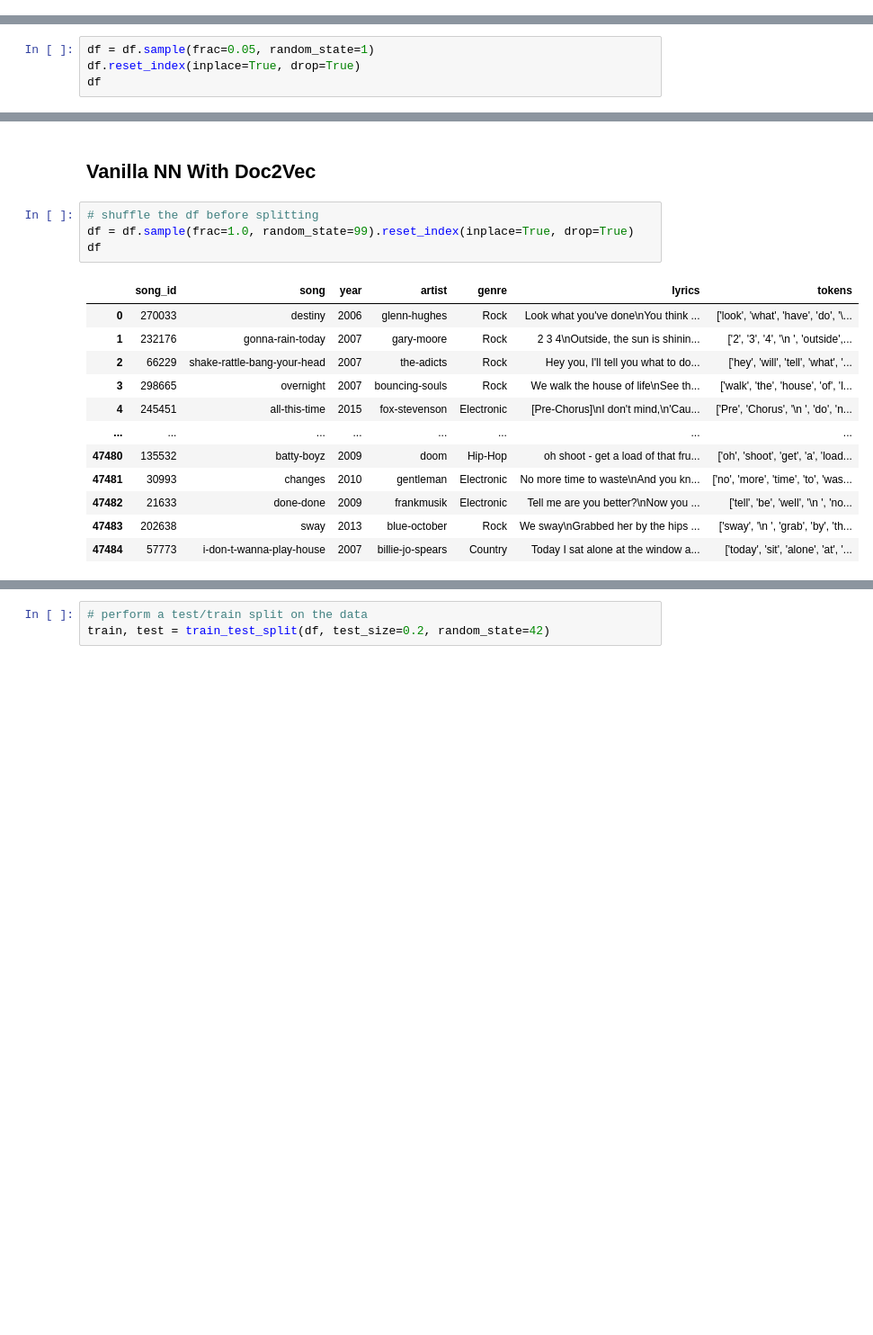
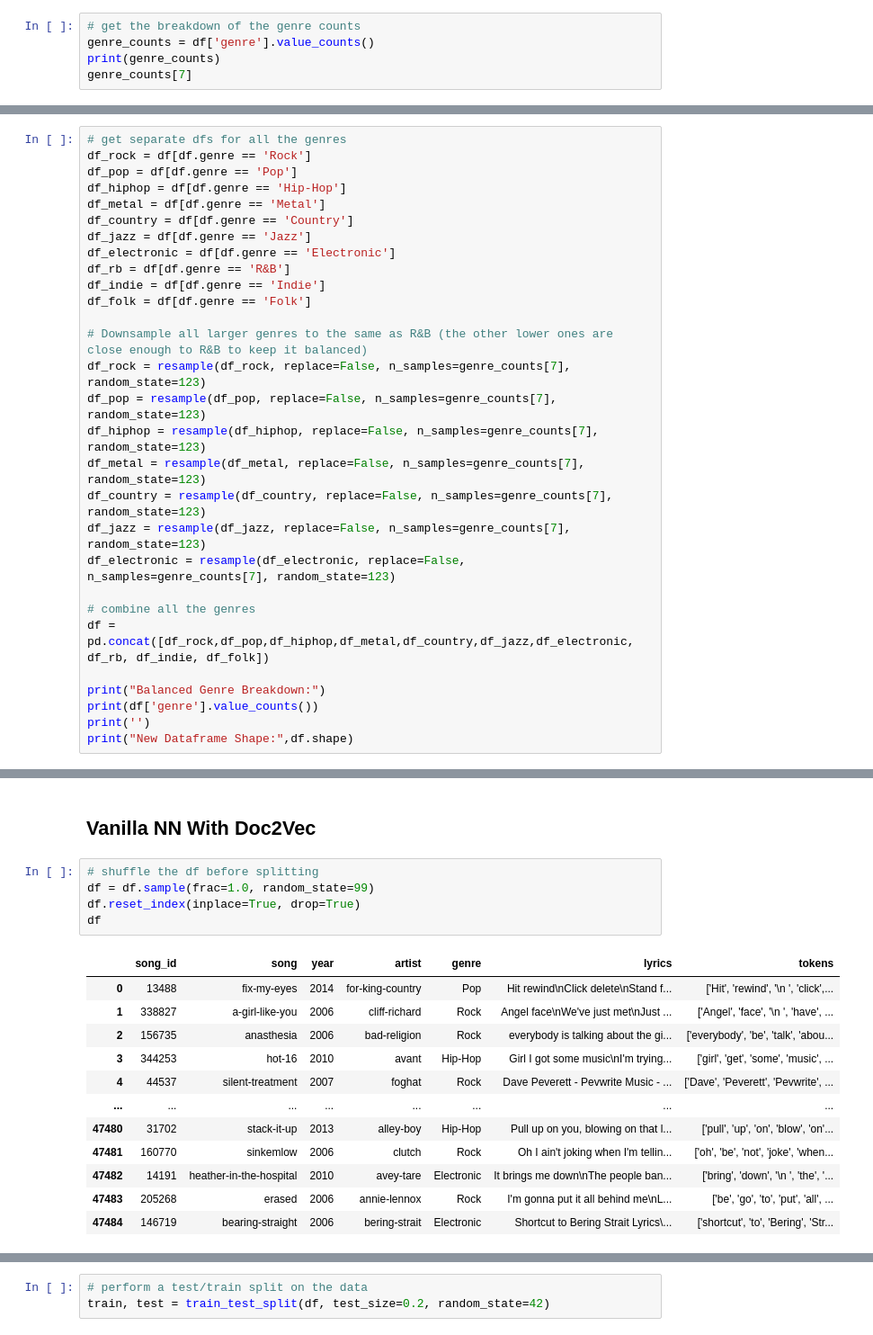
Before and after one commit to ZachZs/MusicNeuralNet, a Jupyter notebook: NeuralNetworkAttempts.ipynb, the cells around one changed output, grey strips where cells are left out. Shown at 90% size. Saved outputs shown, nothing was run; the diff lists cells and outputs as text; blank space fills up the shorter version.

```diff
--- a/NeuralNetworkAttempts.ipynb
+++ b/NeuralNetworkAttempts.ipynb
@@ -146,0 +170,5 @@ df_with_tokens = pd.merge(first_df, temp, left_index=True, right_index=True)
+# %%
+# get the breakdown of the genre counts
+genre_counts = df['genre'].value_counts()
+print(genre_counts)
+genre_counts[7]
@@ -146,0 +188,29 @@ df_with_tokens = pd.merge(first_df, temp, left_index=True, right_index=True)
+# %%
+# get separate dfs for all the genres
+df_rock = df[df.genre == 'Rock']
+df_pop = df[df.genre == 'Pop']
+df_hiphop = df[df.genre == 'Hip-Hop']
+df_metal = df[df.genre == 'Metal']
+df_country = df[df.genre == 'Country']
+df_jazz = df[df.genre == 'Jazz']
+df_electronic = df[df.genre == 'Electronic']
+df_rb = df[df.genre == 'R&B']
+df_indie = df[df.genre == 'Indie']
+df_folk = df[df.genre == 'Folk']
+
+# Downsample all larger genres to the same as R&B (the other lower ones are close enough to R&B to keep it balanced)
+df_rock = resample(df_rock, replace=False, n_samples=genre_counts[7], random_state=123)
+df_pop = resample(df_pop, replace=False, n_samples=genre_counts[7], random_state=123)
+df_hiphop = resample(df_hiphop, replace=False, n_samples=genre_counts[7], random_state=123)
+df_metal = resample(df_metal, replace=False, n_samples=genre_counts[7], random_state=123)
+df_country = resample(df_country, replace=False, n_samples=genre_counts[7], random_state=123)
+df_jazz = resample(df_jazz, replace=False, n_samples=genre_counts[7], random_state=123)
+df_electronic = resample(df_electronic, replace=False, n_samples=genre_counts[7], random_state=123)
+
+# combine all the genres
+df = pd.concat([df_rock,df_pop,df_hiphop,df_metal,df_country,df_jazz,df_electronic, df_rb, df_indie, df_folk])
+
+print("Balanced Genre Breakdown:")
+print(df['genre'].value_counts())
+print('')
+print("New Dataframe Shape:",df.shape)
@@ -171,4 +233,0 @@ df
-# %%
-df = df.sample(frac=0.05, random_state=1)
-df.reset_index(inplace=True, drop=True)
-df
@@ -340,21 +370,22 @@ df2
 ## Vanilla NN With Doc2Vec
 # %%
 # shuffle the df before splitting
-df = df.sample(frac=1.0, random_state=99).reset_index(inplace=True, drop=True)
+df = df.sample(frac=1.0, random_state=99)
+df.reset_index(inplace=True, drop=True)
 df
 # %% [output]
 |  | song_id | song | year | artist | genre | lyrics | tokens |
-| 0 | 270033 | destiny | 2006 | glenn-hughes | Rock | Look what you've done\nYou think ... | ['look', 'what', 'have', 'do', '\... |
-| 1 | 232176 | gonna-rain-today | 2007 | gary-moore | Rock | 2 3 4\nOutside, the sun is shinin... | ['2', '3', '4', '\n ', 'outside',... |
-| 2 | 66229 | shake-rattle-bang-your-head | 2007 | the-adicts | Rock | Hey you, I'll tell you what to do... | ['hey', 'will', 'tell', 'what', '... |
-| 3 | 298665 | overnight | 2007 | bouncing-souls | Rock | We walk the house of life\nSee th... | ['walk', 'the', 'house', 'of', 'l... |
-| 4 | 245451 | all-this-time | 2015 | fox-stevenson | Electronic | [Pre-Chorus]\nI don't mind,\n'Cau... | ['Pre', 'Chorus', '\n ', 'do', 'n... |
+| 0 | 13488 | fix-my-eyes | 2014 | for-king-country | Pop | Hit rewind\nClick delete\nStand f... | ['Hit', 'rewind', '\n ', 'click',... |
+| 1 | 338827 | a-girl-like-you | 2006 | cliff-richard | Rock | Angel face\nWe've just met\nJust ... | ['Angel', 'face', '\n ', 'have', ... |
+| 2 | 156735 | anasthesia | 2006 | bad-religion | Rock | everybody is talking about the gi... | ['everybody', 'be', 'talk', 'abou... |
+| 3 | 344253 | hot-16 | 2010 | avant | Hip-Hop | Girl I got some music\nI'm trying... | ['girl', 'get', 'some', 'music', ... |
+| 4 | 44537 | silent-treatment | 2007 | foghat | Rock | Dave Peverett - Pevwrite Music - ... | ['Dave', 'Peverett', 'Pevwrite', ... |
 | ... | ... | ... | ... | ... | ... | ... | ... |
-| 47480 | 135532 | batty-boyz | 2009 | doom | Hip-Hop | oh shoot - get a load of that fru... | ['oh', 'shoot', 'get', 'a', 'load... |
-| 47481 | 30993 | changes | 2010 | gentleman | Electronic | No more time to waste\nAnd you kn... | ['no', 'more', 'time', 'to', 'was... |
-| 47482 | 21633 | done-done | 2009 | frankmusik | Electronic | Tell me are you better?\nNow you ... | ['tell', 'be', 'well', '\n ', 'no... |
-| 47483 | 202638 | sway | 2013 | blue-october | Rock | We sway\nGrabbed her by the hips ... | ['sway', '\n ', 'grab', 'by', 'th... |
-| 47484 | 57773 | i-don-t-wanna-play-house | 2007 | billie-jo-spears | Country | Today I sat alone at the window a... | ['today', 'sit', 'alone', 'at', '... |
+| 47480 | 31702 | stack-it-up | 2013 | alley-boy | Hip-Hop | Pull up on you, blowing on that l... | ['pull', 'up', 'on', 'blow', 'on'... |
+| 47481 | 160770 | sinkemlow | 2006 | clutch | Rock | Oh I ain't joking when I'm tellin... | ['oh', 'be', 'not', 'joke', 'when... |
+| 47482 | 14191 | heather-in-the-hospital | 2010 | avey-tare | Electronic | It brings me down\nThe people ban... | ['bring', 'down', '\n ', 'the', '... |
+| 47483 | 205268 | erased | 2006 | annie-lennox | Rock | I'm gonna put it all behind me\nL... | ['be', 'go', 'to', 'put', 'all', ... |
+| 47484 | 146719 | bearing-straight | 2006 | bering-strait | Electronic | Shortcut to Bering Strait Lyrics\... | ['shortcut', 'to', 'Bering', 'Str... |
 47485 rows × 7 columns
 # %%
 # perform a test/train split on the data
```
Also changed, not shown: parts of 24 cells of this notebook.
